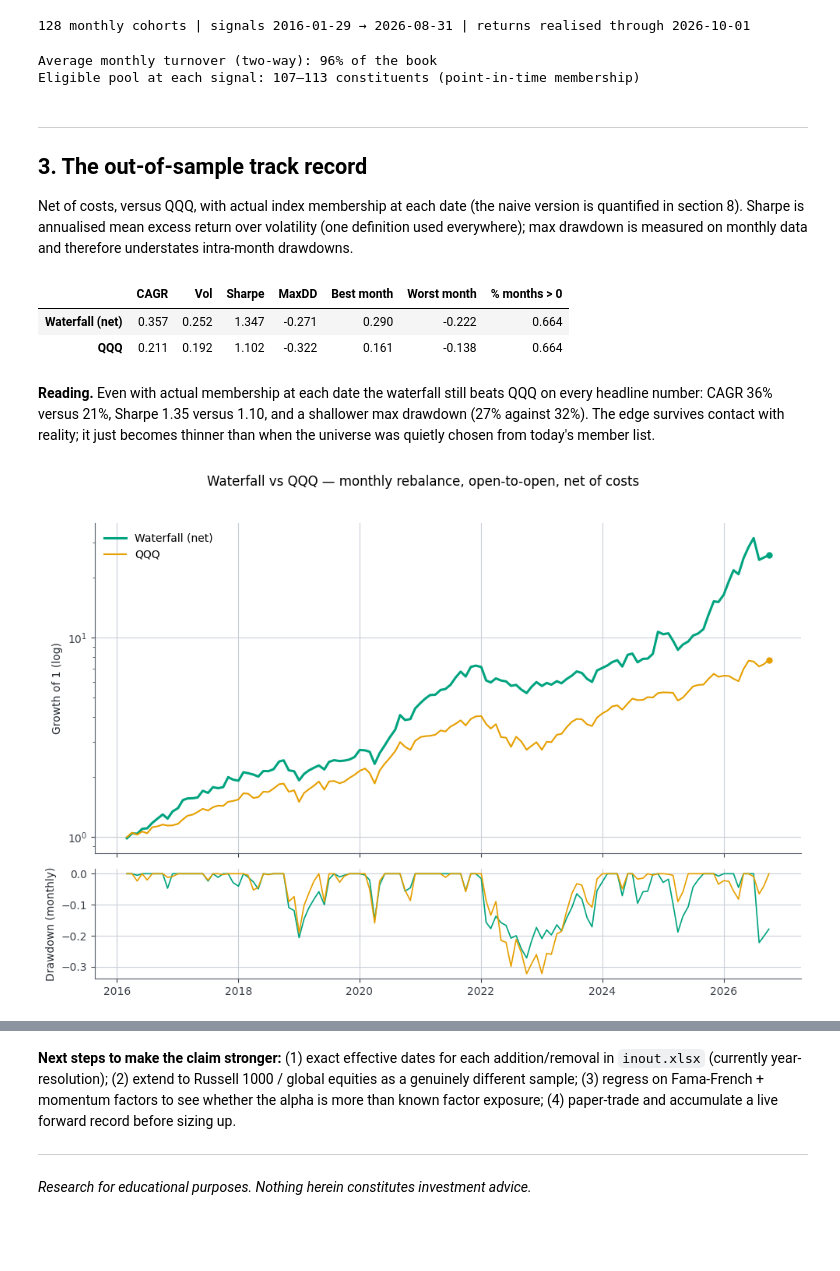
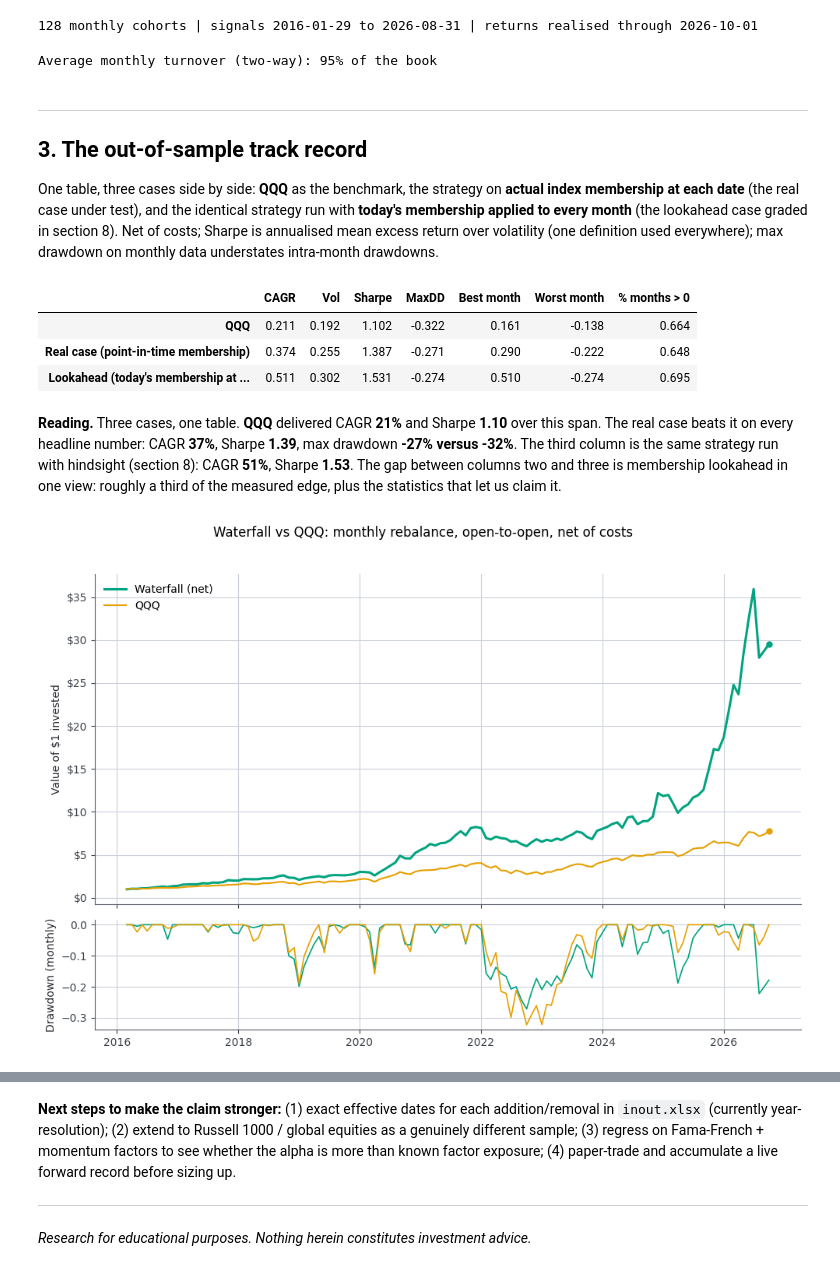
Before and after one commit to luigi-mari/Notebook, a Jupyter notebook: chapters/_build/jupyter_execute/nasdaq100_momentum_waterfall.ipynb, the cells around one changed output, grey strips where cells are left out. Saved outputs shown, nothing was run; the diff lists cells and outputs as text; code cells hidden in the pictures; blank space fills up the shorter version.

```diff
--- a/chapters/_build/jupyter_execute/nasdaq100_momentum_waterfall.ipynb
+++ b/chapters/_build/jupyter_execute/nasdaq100_momentum_waterfall.ipynb
@@ -226,25 +189,24 @@ sig       = R.index[R.index >= m12.dropna(how="all").index[0]]     # first date
 exit_date = entry.shift(-1).loc[sig]
 B         = B.loc[sig].set_axis(exit_date)
 
-print(f"{len(sig)} monthly cohorts | signals {sig[0].date()} → {sig[-1].date()} "
-      f"| returns realised through {exit_date.iloc[-1].date()}")
+print(f"{len(sig)} monthly cohorts | signals {sig[0].date()} to {sig[-1].date()} | returns realised through {exit_date.iloc[-1].date()}")
 # %% [output]
-128 monthly cohorts | signals 2016-01-29 → 2026-08-31 | returns realised through 2026-10-01
+128 monthly cohorts | signals 2016-01-29 to 2026-08-31 | returns realised through 2026-10-01
 # %%
 def waterfall(t, n1=N1, n2=N2, n3=N3):
     p = m12.loc[t, constituents_at(t)].dropna().nlargest(n1).index     # only point-in-time index members
     p = m6.loc[t, p].dropna().nlargest(n2).index
     return m3.loc[t, p].dropna().nlargest(n3).index
 
-universe = lambda t: [x for x in constituents_at(t) if pd.notna(m12.loc[t, x])]   # baseline: equal-weight index members (used in §8)
+universe = lambda t: [x for x in constituents_at(t) if pd.notna(m12.loc[t, x])]   # equal-weight index members (baseline of section 9)
 
 def backtest(select, cost_bps=COST_BPS):
-    '''Equal weight, buy-and-hold within the month. Gross/net monthly returns + turnover.'''
+    """Equal weight, buy-and-hold within the month. Gross/net monthly returns + turnover."""
     gross, turn, prev = [], [], set()
     for t in sig:
         picks = list(select(t))
         gross.append(R.loc[t, picks].mean())
-        turn.append(1.0 if not prev else 2 * len(set(picks) - prev) / len(picks))   # Σ|Δw|; full replacement = 2
+        turn.append(1.0 if not prev else 2 * len(set(picks) - prev) / len(picks))   # fraction of book traded; full replacement = 2
         prev = set(picks)
     out = pd.DataFrame({"gross": gross, "turn": turn}, index=exit_date)
     out["net"] = out.gross - out.turn * cost_bps / 1e4
@@ -254,17 +216,24 @@ strat = backtest(waterfall)
 ew    = backtest(universe)
 S     = strat.net                                    # strategy, net of costs: the series under test
 A     = S - B                                        # monthly active return vs QQQ
-pool  = pd.Series([len(constituents_at(t)) for t in sig], index=sig)
+
 print(f"Average monthly turnover (two-way): {strat.turn.mean():.0%} of the book")
-print(f"Eligible pool at each signal: {int(pool.min())}–{int(pool.max())} constituents (point-in-time membership)")
+
+def waterfall_biased(t, n1=N1, n2=N2, n3=N3):
+    pool = [x for x in CURRENT if x in close.columns]     # today's members at every date: the lookahead set (section 8)
+    p = m12.loc[t, pool].dropna().nlargest(n1).index
+    p = m6.loc[t, p].dropna().nlargest(n2).index
+    return m3.loc[t, p].dropna().nlargest(n3).index
+
+S_bias   = backtest(waterfall_biased).net                 # identical strategy, today's membership at every date
+N_LOOK   = len([x for x in CURRENT if x in close.columns])
 # %% [output]
-Average monthly turnover (two-way): 96% of the book
-Eligible pool at each signal: 107–113 constituents (point-in-time membership)
+Average monthly turnover (two-way): 95% of the book
 # %% [markdown]
 ---
 ## 3. The out-of-sample track record
 
-Net of costs, versus QQQ, with actual index membership at each date (the naive version is quantified in section 8). Sharpe is annualised mean excess return over volatility (one definition used everywhere); max drawdown is measured on monthly data and therefore understates intra-month drawdowns.
+One table, three cases side by side: **QQQ** as the benchmark, the strategy on **actual index membership at each date** (the real case under test), and the identical strategy run with **today's membership applied to every month** (the lookahead case graded in section 8). Net of costs; Sharpe is annualised mean excess return over volatility (one definition used everywhere); max drawdown on monthly data understates intra-month drawdowns.
 # %%
 def perf(r, rf=RF):
     r   = r.dropna()
@@ -274,24 +243,39 @@ def perf(r, rf=RF):
             "Sharpe": (r.mean() - rf / 12) * 12 / vol, "MaxDD": (eq / eq.cummax() - 1).min(),
             "Best month": r.max(), "Worst month": r.min(), "% months > 0": (r > 0).mean()}
 
-pd.DataFrame({"Waterfall (net)": perf(S), "QQQ": perf(B)}).T
+cmp_perf = pd.DataFrame({
+    "QQQ": perf(B),
+    "Real case (point-in-time membership)": perf(S),
+    "Lookahead (today's membership at every date)": perf(S_bias),
+}).T
+cmp_perf
 # %% [output]
 |  | CAGR | Vol | Sharpe | MaxDD | Best month | Worst month | % months > 0 |
-| Waterfall (net) | 0.357 | 0.252 | 1.347 | -0.271 | 0.290 | -0.222 | 0.664 |
 | QQQ | 0.211 | 0.192 | 1.102 | -0.322 | 0.161 | -0.138 | 0.664 |
+| Real case (point-in-time membership) | 0.374 | 0.255 | 1.387 | -0.271 | 0.290 | -0.222 | 0.648 |
+| Lookahead (today's membership at ... | 0.511 | 0.302 | 1.531 | -0.274 | 0.510 | -0.274 | 0.695 |
 # %% [markdown]
-**Reading.** Even with actual membership at each date the waterfall still beats QQQ on every headline number: CAGR 36% versus 21%, Sharpe 1.35 versus 1.10, and a shallower max drawdown (27% against 32%). The edge survives contact with reality; it just becomes thinner than when the universe was quietly chosen from today's member list.
+**Reading.** Three cases, one table. **QQQ** delivered CAGR **21%** and Sharpe **1.10** over this span. The real case beats it on every headline number: CAGR **37%**, Sharpe **1.39**, max drawdown **-27% versus -32%**. The third column is the same strategy run with hindsight (section 8): CAGR **51%**, Sharpe **1.53**. The gap between columns two and three is membership lookahead in one view: roughly a third of the measured edge, plus the statistics that let us claim it.
 # %%
+from matplotlib.ticker import FuncFormatter
+
+def usd(x, pos):                                     # dollar axis instead of 10^k ticks
+    if x >= 1e6: return f"${x/1e6:.0f}M"
+    if x >= 1e3: return f"${x/1e3:.0f}k"
+    return f"${x:.0f}"
+
 fig, ax = plt.subplots(2, 1, sharex=True, figsize=(10, 7), gridspec_kw={"height_ratios": [3, 1]})
 for s, name, c, lw in [(S, "Waterfall (net)", "#00a37f", 2.2), (B, "QQQ", "#e69f00", 1.5)]:
     eq = (1 + s).cumprod()
     ax[0].plot(eq, label=name, color=c, lw=lw)
     ax[0].plot(eq.index[-1:], [eq.iloc[-1]], "o", color=c, ms=5, zorder=5)      # end marker
     ax[1].plot(eq / eq.cummax() - 1, color=c, lw=1.2)
-ax[0].set_yscale("log"); ax[0].set_ylabel("Growth of 1 (log)"); ax[0].legend(frameon=False)
+ax[0].yaxis.set_major_formatter(FuncFormatter(usd))
+ax[0].set_ylabel("Value of $1 invested")
+ax[0].legend(frameon=False)
 ax[1].set_ylabel("Drawdown (monthly)")
-fig.suptitle("Waterfall vs QQQ — monthly rebalance, open-to-open, net of costs")
+fig.suptitle("Waterfall vs QQQ: monthly rebalance, open-to-open, net of costs")
 plt.tight_layout(rect=(0, 0, 1, .96)); plt.show()
 # %% [output]
-[figure, old version]
+[figure, new version]
 # %% [markdown]
```
Also changed, not shown: parts of 29 cells of this notebook, 25 other files.
